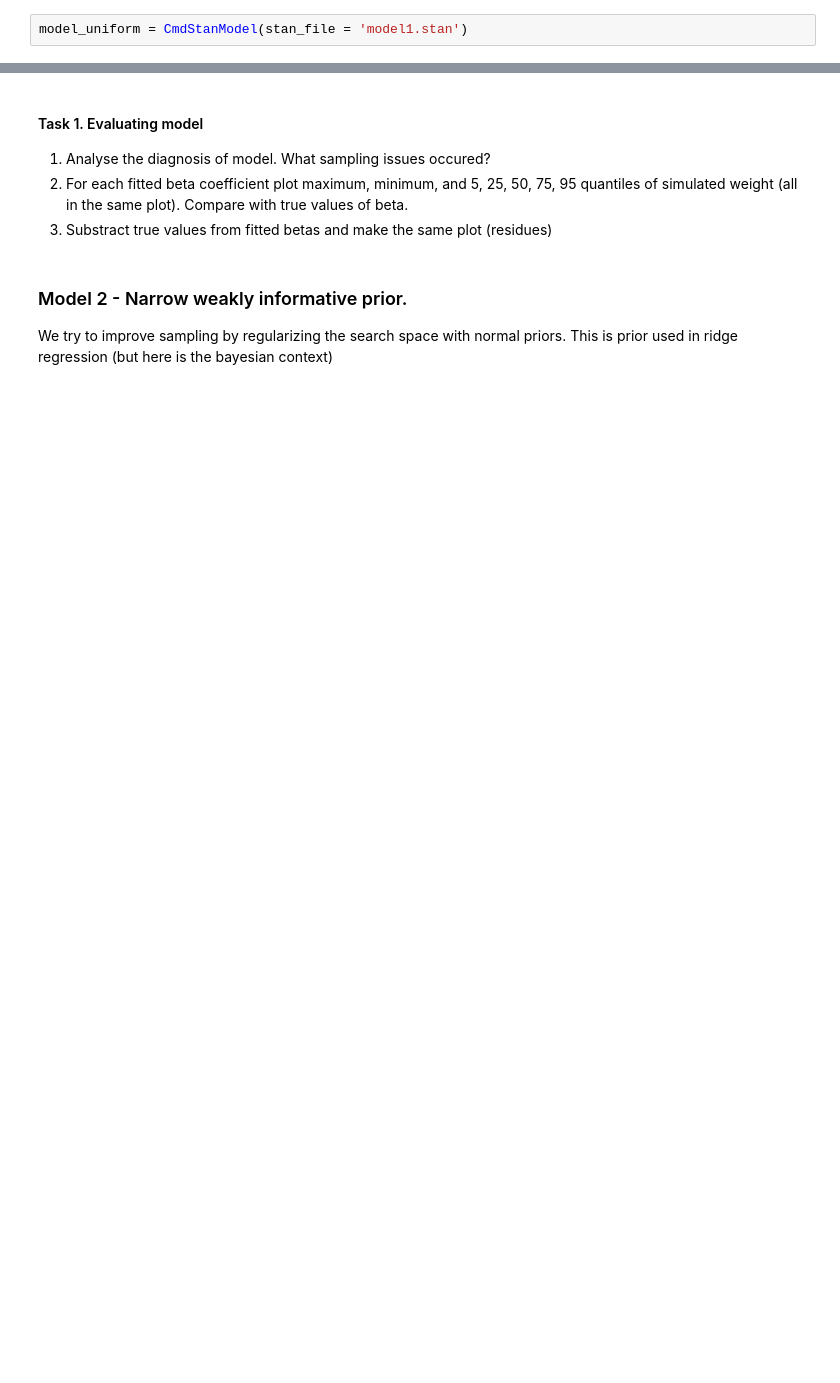
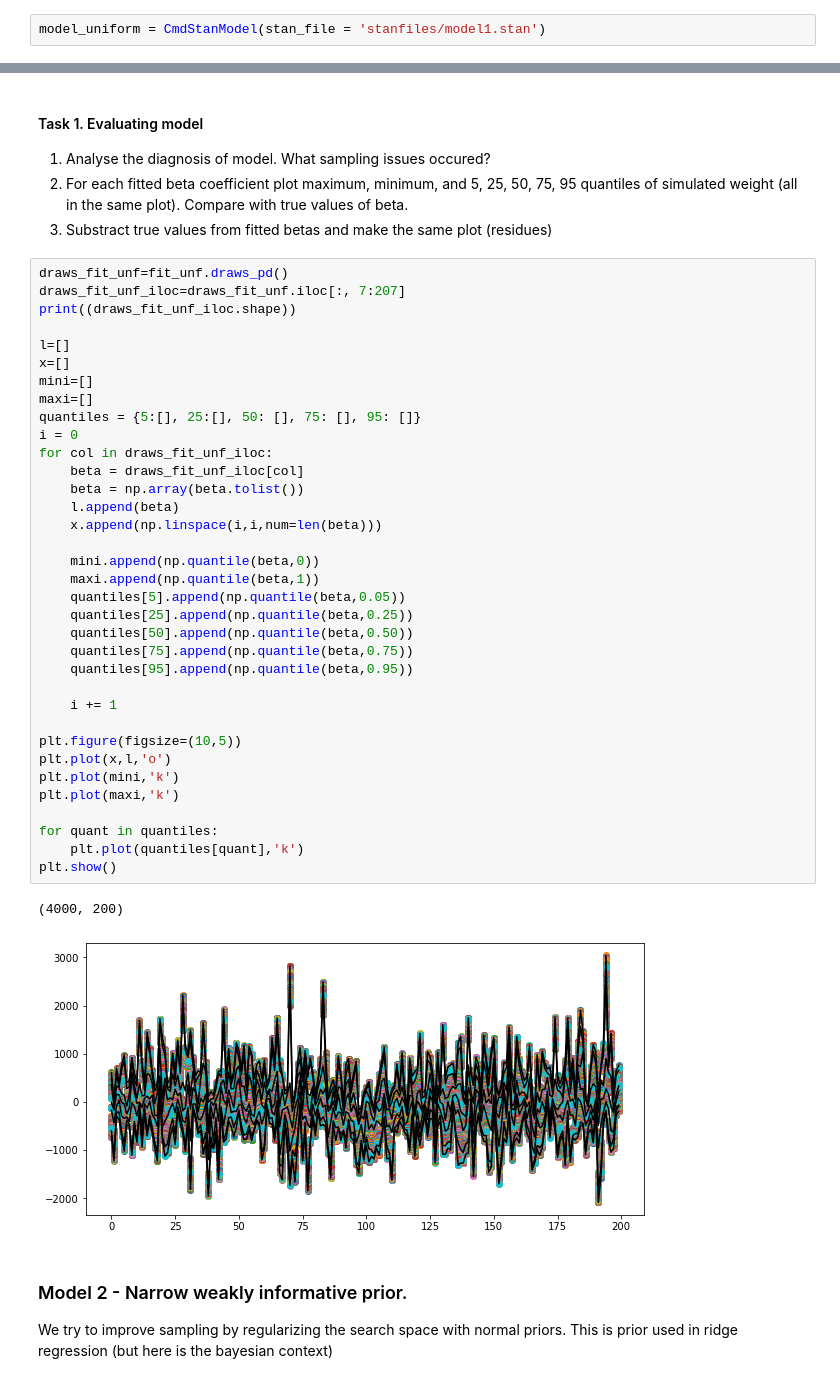
Before and after one commit to JakubBurczyk/DA_Burczyk, a Jupyter notebook: da_lab_5_l4_part2/sparsity.ipynb, the cells around one changed output, grey strips where cells are left out. Saved outputs shown, nothing was run; the diff lists cells and outputs as text; blank space fills up the shorter version.

```diff
--- a/da_lab_5_l4_part2/sparsity.ipynb
+++ b/da_lab_5_l4_part2/sparsity.ipynb
@@ -42,4 +41,4 @@ This is an issue called sparsity. We will try to exploit that when infering the
 # %% [markdown]
 ### Model 1 - uniform prior for beta
 # %%
-model_uniform = CmdStanModel(stan_file = 'model1.stan')
+model_uniform = CmdStanModel(stan_file = 'stanfiles/model1.stan')
@@ -59,6 +97,44 @@ print(fit_unf.diagnose())
 1. Analyse the diagnosis of model. What sampling issues occured?
 2. For each fitted beta coefficient plot maximum, minimum, and 5, 25, 50, 75, 95 quantiles of simulated weight (all in the same plot). Compare with true values of beta.
 3. Substract true values from fitted betas and make the same plot (residues)
+# %%
+draws_fit_unf=fit_unf.draws_pd()
+draws_fit_unf_iloc=draws_fit_unf.iloc[:, 7:207]
+print((draws_fit_unf_iloc.shape))
+
+l=[]
+x=[]
+mini=[]
+maxi=[]
+quantiles = {5:[], 25:[], 50: [], 75: [], 95: []}
+i = 0
+for col in draws_fit_unf_iloc:
+    beta = draws_fit_unf_iloc[col]
+    beta = np.array(beta.tolist())
+    l.append(beta)
+    x.append(np.linspace(i,i,num=len(beta)))
+
+    mini.append(np.quantile(beta,0))
+    maxi.append(np.quantile(beta,1))
+    quantiles[5].append(np.quantile(beta,0.05))
+    quantiles[25].append(np.quantile(beta,0.25))
+    quantiles[50].append(np.quantile(beta,0.50))
+    quantiles[75].append(np.quantile(beta,0.75))
+    quantiles[95].append(np.quantile(beta,0.95))
+
+    i += 1
+
+plt.figure(figsize=(10,5))
+plt.plot(x,l,'o')
+plt.plot(mini,'k')
+plt.plot(maxi,'k')
+
+for quant in quantiles:
+    plt.plot(quantiles[quant],'k')
+plt.show()
+# %% [output]
+(4000, 200)
+[figure, added]
 # %% [markdown]
 ### Model 2 - Narrow weakly informative prior.
 We try to improve sampling by regularizing the search space with normal priors. This is prior used in ridge regression (but here is the bayesian context)
```
Also changed, not shown: parts of 7 cells of this notebook, 7 other files.
